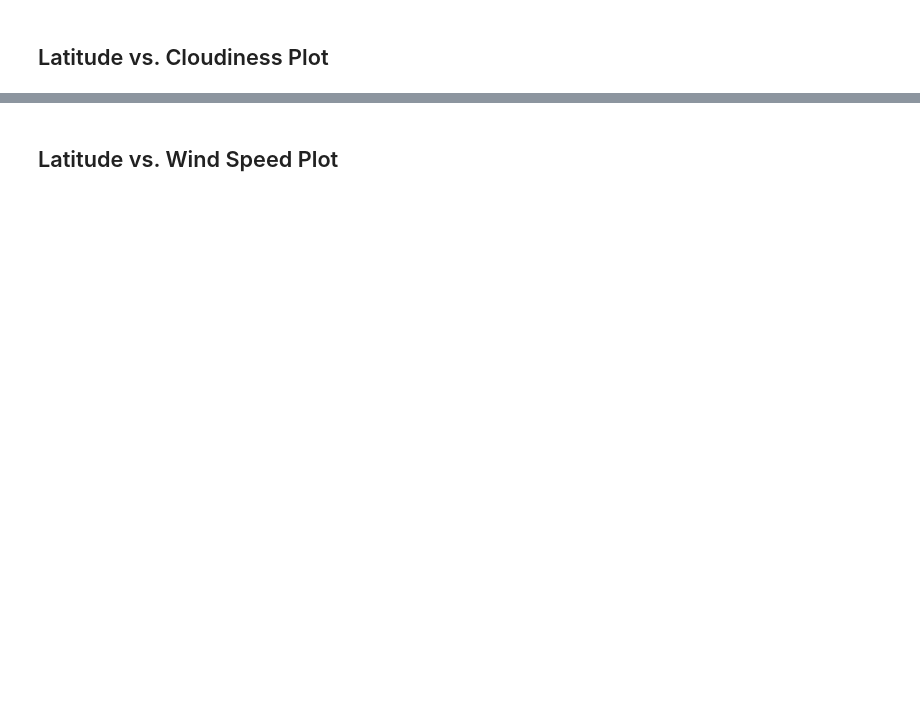
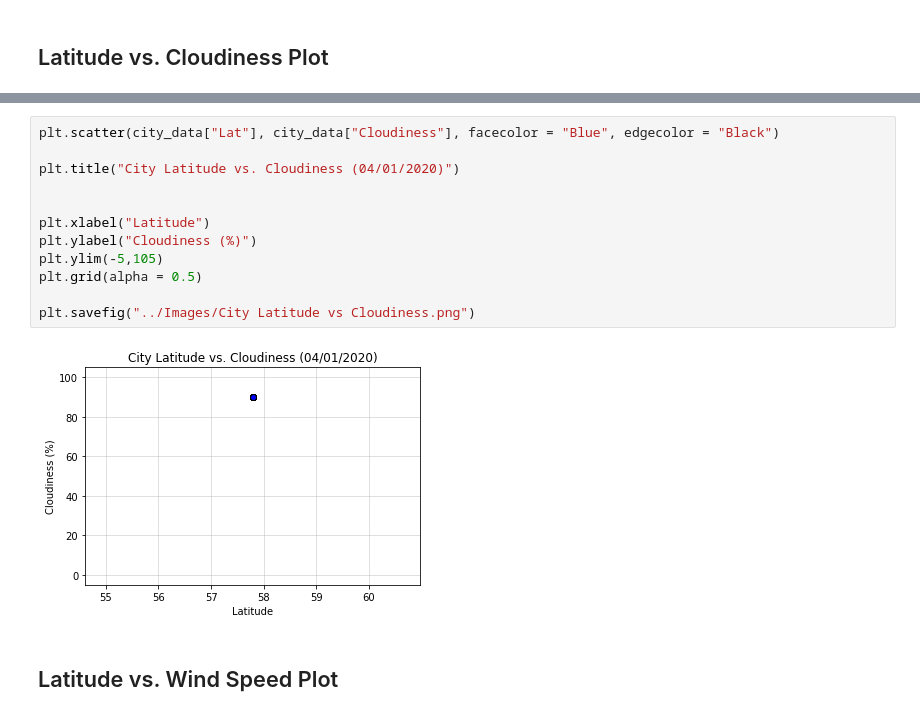
Before and after one commit to Smakdata24/python-api-challenge, a Jupyter notebook: WeatherPy/WeatherPy/WeatherPy.ipynb, the cells around one changed output, grey strips where cells are left out. Saved outputs shown, nothing was run; the diff lists cells and outputs as text; blank space fills up the shorter version.

```diff
--- a/WeatherPy/WeatherPy/WeatherPy.ipynb
+++ b/WeatherPy/WeatherPy/WeatherPy.ipynb
@@ -188,2 +209,16 @@ Int64Index([], dtype='int64')
+# %%
+plt.scatter(city_data["Lat"], city_data["Cloudiness"], facecolor = "Blue", edgecolor = "Black")
+
+plt.title("City Latitude vs. Cloudiness (04/01/2020)")
+
+
+plt.xlabel("Latitude")
+plt.ylabel("Cloudiness (%)")
+plt.ylim(-5,105)
+plt.grid(alpha = 0.5)
+
+plt.savefig("../Images/City Latitude vs Cloudiness.png")
+# %% [output]
+[figure, added]
 # %% [markdown]
 ## Latitude vs. Wind Speed Plot
```
Also changed, not shown: parts of 33 cells of this notebook, 13 other files.
